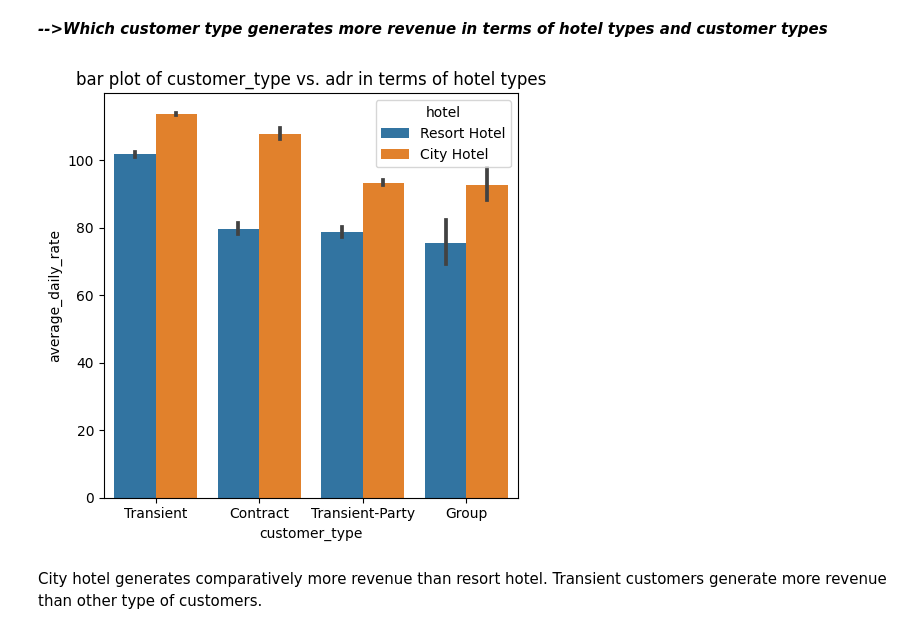
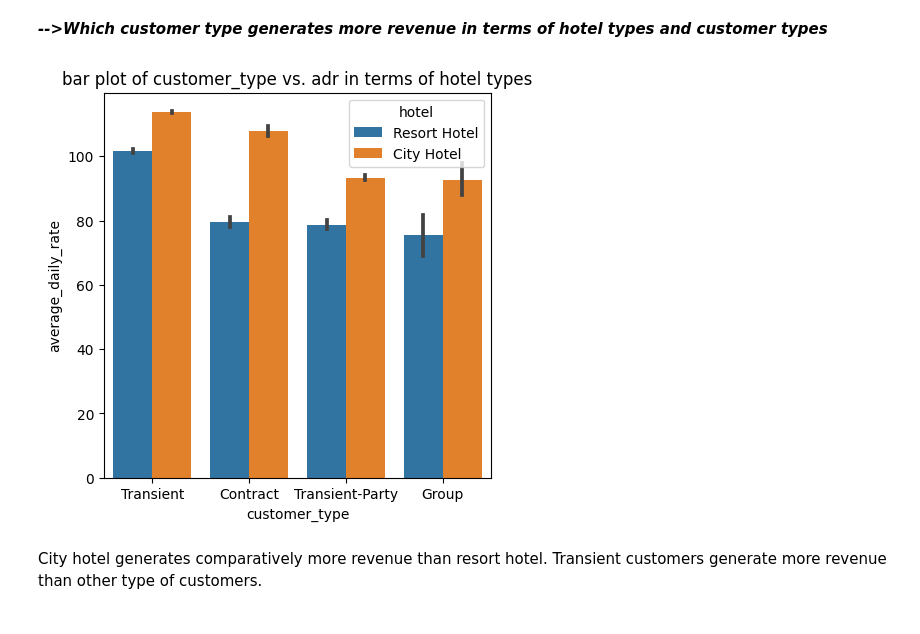
Before and after one commit to Sumandhal01/Hotel-booking-analysis, a Jupyter notebook: Capstone_Project_2.ipynb, the cells around one changed output. Drawn from its saved outputs; the diff is of its cells as text; code cells hidden in the pictures.

```diff
--- a/Capstone_Project_2.ipynb
+++ b/Capstone_Project_2.ipynb
@@ -1303,13 +1299,11 @@ There are no insights from the chart that directly lead to negative growth, but
 # %%
 # Plotting bar plot for diffrent customers type against ADR
 plt.figure(figsize=(5,5))
-plot=plt.subplot(1,1,1)
 ax=sns.barplot(x=hotel_bookingsdf['customer_type'], y=hotel_bookingsdf['average_daily_rate'], hue=hotel_bookingsdf['hotel'])
 ax.set_title('bar plot of customer_type vs. adr in terms of hotel types')
-plt.tight_layout()
 plt.show()
 # %% [output]
-[figure, old version]
+[figure, new version]
 # %% [markdown]
 City hotel generates comparatively more revenue than resort hotel. Transient customers generate more revenue than other type of customers.
 # %% [markdown]
```
Also changed, not shown: parts of 4 cells of this notebook.
